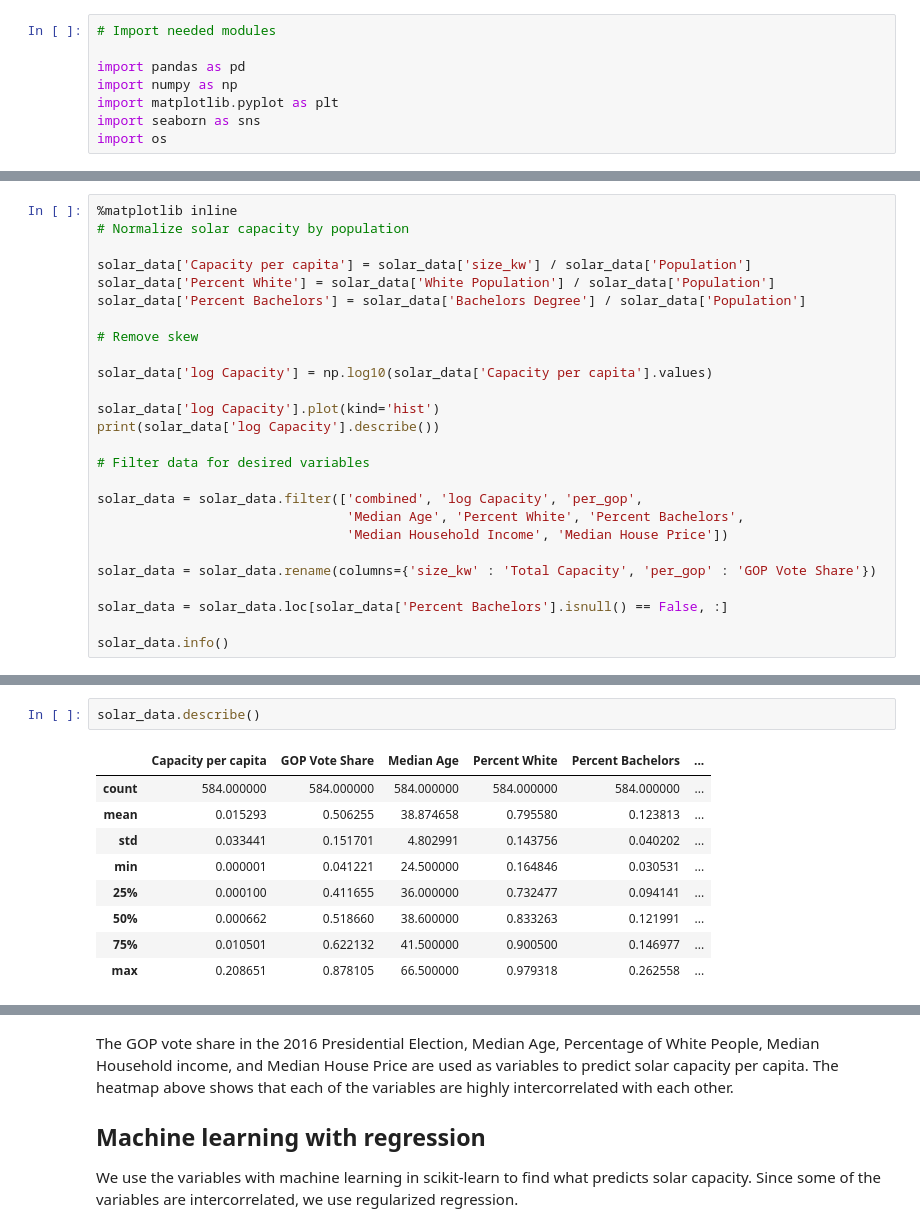
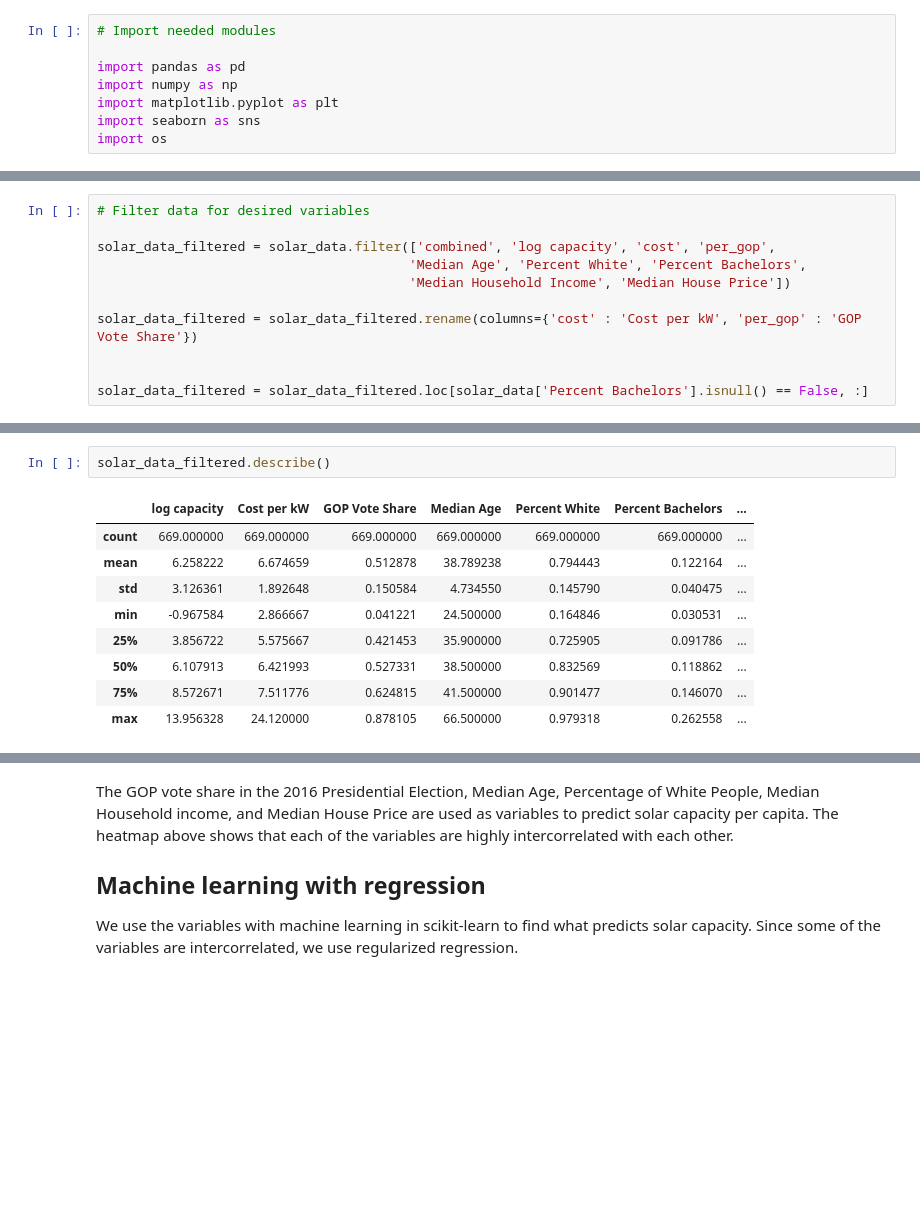
Before and after one commit to aawiegel/OpenPV-Predict, a Jupyter notebook: SolarPredictions.ipynb, the cells around one changed output, grey strips where cells are left out. Cells and saved outputs as stored; diff of their text form; blank space fills up the shorter version.

```diff
--- a/SolarPredictions.ipynb
+++ b/SolarPredictions.ipynb
@@ -24,26 +89,11 @@ solar_data = pd.read_csv(file_path)
 # %%
-%matplotlib inline
-# Normalize solar capacity by population
-
-solar_data['Capacity per capita'] = solar_data['size_kw'] / solar_data['Population']
-solar_data['Percent White'] = solar_data['White Population'] / solar_data['Population']
-solar_data['Percent Bachelors'] = solar_data['Bachelors Degree'] / solar_data['Population']
-
-# Remove skew
-
-solar_data['log Capacity'] = np.log10(solar_data['Capacity per capita'].values)
-
-solar_data['log Capacity'].plot(kind='hist')
-print(solar_data['log Capacity'].describe())
-
 # Filter data for desired variables
 
-solar_data = solar_data.filter(['combined', 'log Capacity', 'per_gop',
-                                'Median Age', 'Percent White', 'Percent Bachelors',
-                                'Median Household Income', 'Median House Price'])
+solar_data_filtered = solar_data.filter(['combined', 'log capacity', 'cost', 'per_gop',
+                                        'Median Age', 'Percent White', 'Percent Bachelors',
+                                        'Median Household Income', 'Median House Price'])
 
-solar_data = solar_data.rename(columns={'size_kw' : 'Total Capacity', 'per_gop' : 'GOP Vote Share'})
+solar_data_filtered = solar_data_filtered.rename(columns={'cost' : 'Cost per kW', 'per_gop' : 'GOP Vote Share'})
 
-solar_data = solar_data.loc[solar_data['Percent Bachelors'].isnull() == False, :]
 
-solar_data.info()
+solar_data_filtered = solar_data_filtered.loc[solar_data['Percent Bachelors'].isnull() == False, :]
@@ -69,12 +100,12 @@ memory usage: 41.1+ KB
 # %%
-solar_data.describe()
+solar_data_filtered.describe()
 # %% [output]
-|  | Capacity per capita | GOP Vote Share | Median Age | Percent White | Percent Bachelors | ... |
-| count | 584.000000 | 584.000000 | 584.000000 | 584.000000 | 584.000000 | ... |
-| mean | 0.015293 | 0.506255 | 38.874658 | 0.795580 | 0.123813 | ... |
-| std | 0.033441 | 0.151701 | 4.802991 | 0.143756 | 0.040202 | ... |
-| min | 0.000001 | 0.041221 | 24.500000 | 0.164846 | 0.030531 | ... |
-| 25% | 0.000100 | 0.411655 | 36.000000 | 0.732477 | 0.094141 | ... |
-| 50% | 0.000662 | 0.518660 | 38.600000 | 0.833263 | 0.121991 | ... |
-| 75% | 0.010501 | 0.622132 | 41.500000 | 0.900500 | 0.146977 | ... |
-| max | 0.208651 | 0.878105 | 66.500000 | 0.979318 | 0.262558 | ... |
+|  | log capacity | Cost per kW | GOP Vote Share | Median Age | Percent White | Percent Bachelors | ... |
+| count | 669.000000 | 669.000000 | 669.000000 | 669.000000 | 669.000000 | 669.000000 | ... |
+| mean | 6.258222 | 6.674659 | 0.512878 | 38.789238 | 0.794443 | 0.122164 | ... |
+| std | 3.126361 | 1.892648 | 0.150584 | 4.734550 | 0.145790 | 0.040475 | ... |
+| min | -0.967584 | 2.866667 | 0.041221 | 24.500000 | 0.164846 | 0.030531 | ... |
+| 25% | 3.856722 | 5.575667 | 0.421453 | 35.900000 | 0.725905 | 0.091786 | ... |
+| 50% | 6.107913 | 6.421993 | 0.527331 | 38.500000 | 0.832569 | 0.118862 | ... |
+| 75% | 8.572671 | 7.511776 | 0.624815 | 41.500000 | 0.901477 | 0.146070 | ... |
+| max | 13.956328 | 24.120000 | 0.878105 | 66.500000 | 0.979318 | 0.262558 | ... |
```
Also changed, not shown: parts of 15 cells of this notebook.
